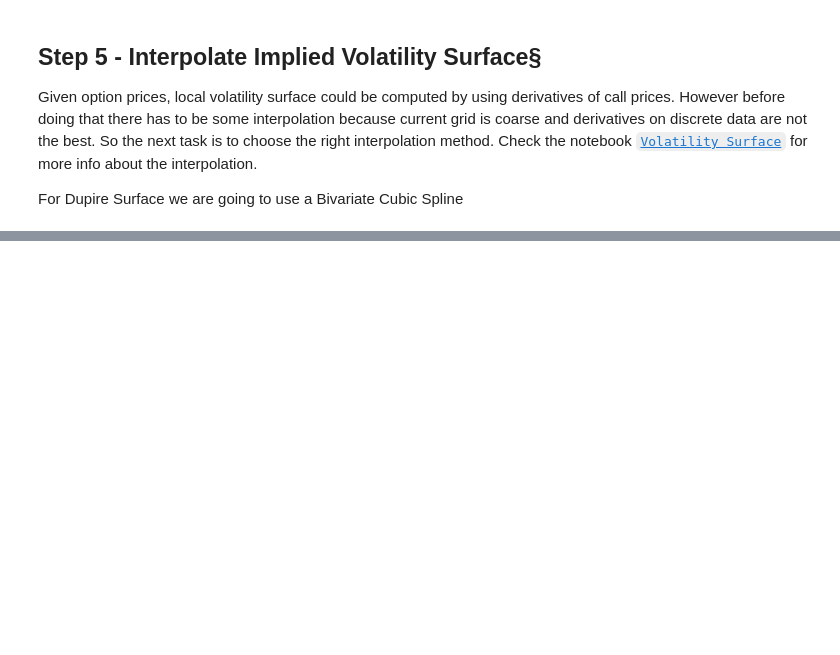
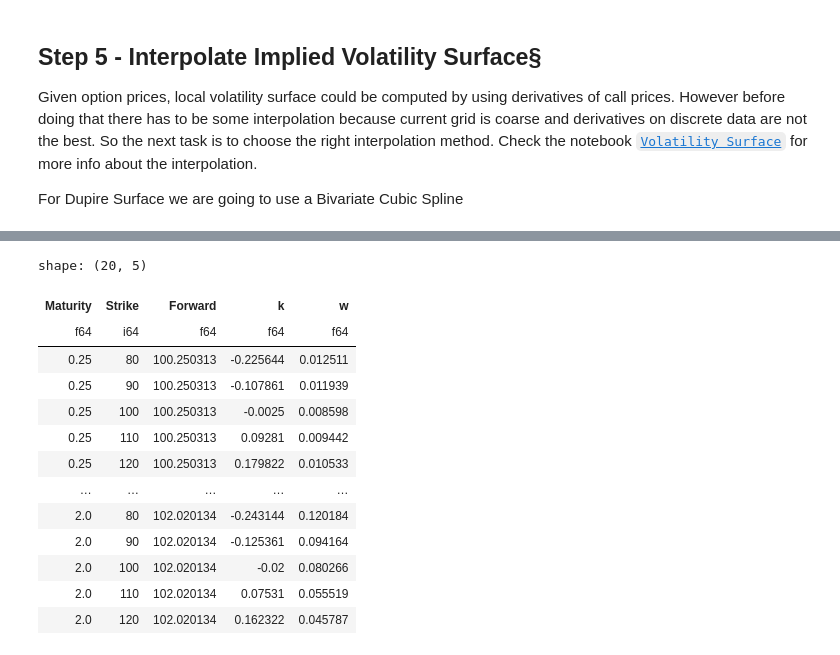
Before and after one commit to EspejoLuis/q_stuff, a Jupyter notebook: Equity | Local Volatility.ipynb, the cells around one changed output, grey strips where cells are left out. Cells and saved outputs as stored; diff of their text form; code cells hidden in the pictures; blank space fills up the shorter version.

Commit message:
Update Local Volatility

```diff
--- a/Equity | Local Volatility.ipynb
+++ b/Equity | Local Volatility.ipynb
@@ -591,0 +656,20 @@ fig.show()
+# %%
+import math
+import numpy as np
+import polars as pl
+
+# Define Forward Price (F)
+def forward_price(s0: float, r: float, q: float, T: float) -> float:
+    return s0 * math.exp((r - q) * T)
+
+# Logm Moneynes -->  normalise strike by forward
+def log_moneyness(K: float, F: float) -> float:
+    return math.log(K / F)
+
+# Total Variance --> smoother quantity in time
+def total_variance(iv: float, T: float) -> float:
+    return (iv * iv) * max(T, 1e-12)
+
+# Implied Volatility from total variance
+def iv_from_total_variance(w: float, T: float) -> float:
+    return math.sqrt(max(w, 0.0) / max(T, 1e-12)) # Avoiding division by zero
@@ -591,0 +696,46 @@ fig.show()
+# %%
+import polars as pl
+
+# Implied Volatilities Interpolated --> df_iv
+df_kw_list: list[pl.DataFrame] = []
+
+# To check [(T_val,df_slice) for T_val, df_slice in df_iv.group_by("Maturity", maintain_order=True)]
+for T_value, df_iv_slice in df_iv.group_by("Maturity", maintain_order=True):
+
+    # Compute forward for each maturity
+    # T_value is a tuple so [0]
+    F_T = forward_price(S0, r, q, T_value[0])
+
+    # Apply log-moneyness and total variance transformations
+    df_kw = (
+        df_iv_slice
+        .with_columns([
+            # pl.lit creates a constant column filled with F_T and broadcast it across all rows
+            pl.lit(F_T).alias("Forward"),
+            (pl.col("Strike") / pl.lit(F_T)).log().alias("k"),               # log-moneyness
+            (pl.col("ImpliedVol") ** 2 * pl.lit(T_value[0])).alias("w"),     # total variance
+        ])
+        .select(["Maturity", "Strike", "Forward", "k", "w"])
+        .sort("k")
+    )
+    df_kw_list.append(df_kw)
+
+# Combine all slices
+df_kw_all = pl.concat(df_kw_list, how="vertical")
+
+df_kw_all
+# %% [output]
+shape: (20, 5)
+| Maturity | Strike | Forward | k | w |
+| f64 | i64 | f64 | f64 | f64 |
+| 0.25 | 80 | 100.250313 | -0.225644 | 0.012511 |
+| 0.25 | 90 | 100.250313 | -0.107861 | 0.011939 |
+| 0.25 | 100 | 100.250313 | -0.0025 | 0.008598 |
+| 0.25 | 110 | 100.250313 | 0.09281 | 0.009442 |
+| 0.25 | 120 | 100.250313 | 0.179822 | 0.010533 |
+| … | … | … | … | … |
+| 2.0 | 80 | 102.020134 | -0.243144 | 0.120184 |
+| 2.0 | 90 | 102.020134 | -0.125361 | 0.094164 |
+| 2.0 | 100 | 102.020134 | -0.02 | 0.080266 |
+| 2.0 | 110 | 102.020134 | 0.07531 | 0.055519 |
+| 2.0 | 120 | 102.020134 | 0.162322 | 0.045787 |
```
Also changed, not shown: parts of 6 cells of this notebook, 2 other files.
